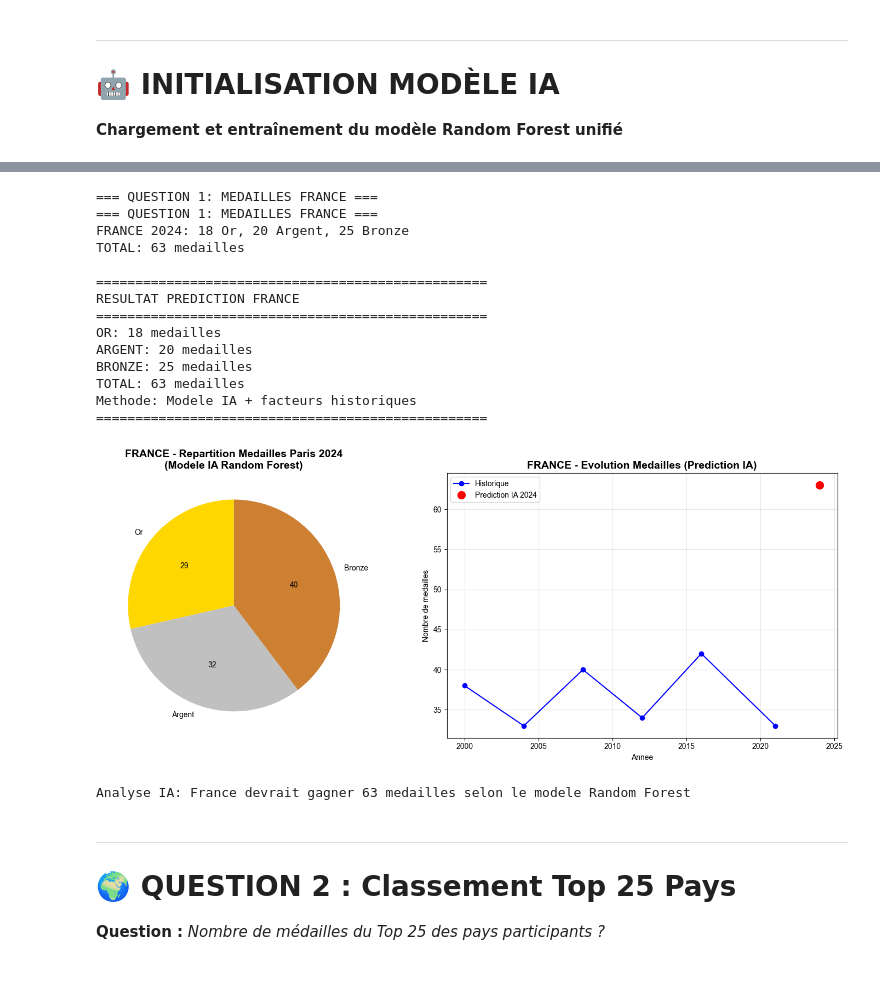
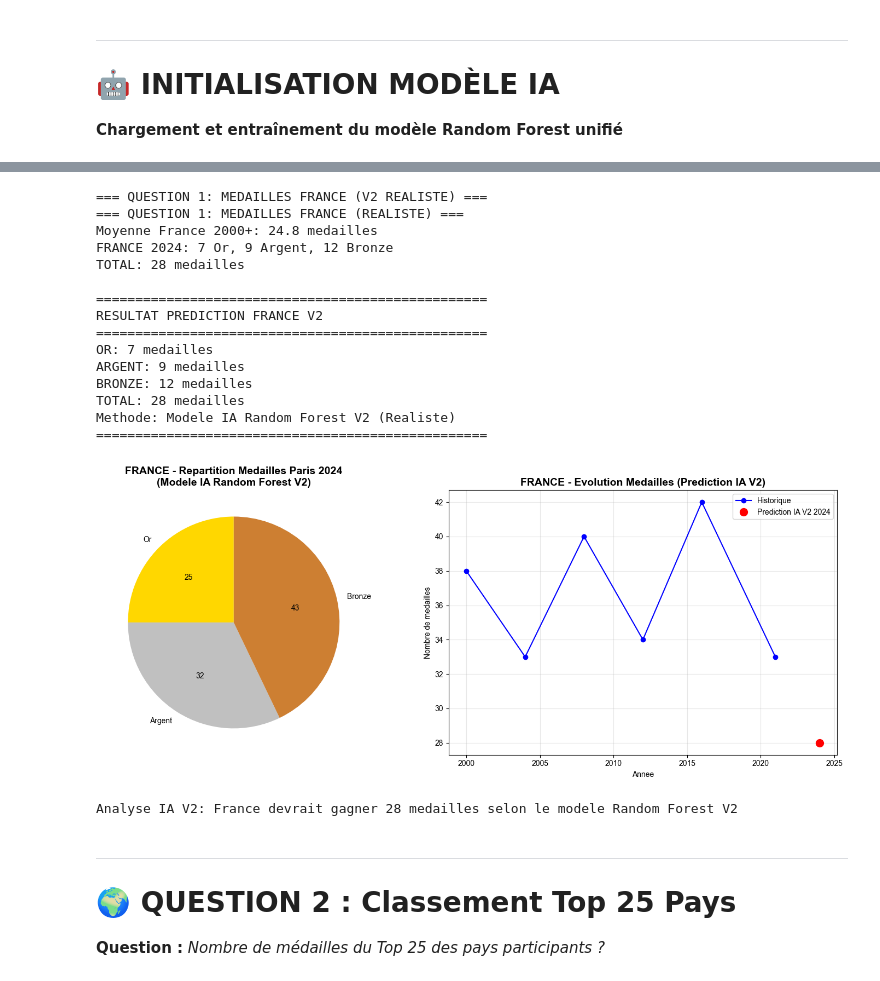
Before and after one commit to Calamia92/Neurolympics, a Jupyter notebook: notebooks/01_predictions_olympics_2024.ipynb, the cells around one changed output, grey strips where cells are left out. Drawn from its saved outputs; the diff is of its cells as text; code cells hidden in the pictures.

```diff
--- a/notebooks/01_predictions_olympics_2024.ipynb
+++ b/notebooks/01_predictions_olympics_2024.ipynb
@@ -92,24 +100,24 @@ OK - Connexion a la base de donnees reussie !
 
 **Chargement et entraînement du modèle Random Forest unifié**
 # %%
-# Initialisation et entraînement du modèle IA Random Forest
-print("Initialisation du modele IA Random Forest...")
-predictor = OlympicsAIPredictor()
+# Initialisation et entraînement du modèle IA Random Forest V2
+print("Initialisation du modele IA Random Forest V2 ROBUSTE...")
+predictor = OlympicsAIPredictorV2()
 
 # Vérifier si un modèle pré-entraîné existe
 import os
-model_path = "models/trained/random_forest_model.pkl"
+model_path = "models/trained/random_forest_model_v2.pkl"
 
 if os.path.exists(model_path):
-    print(f"Chargement du modele pre-entraine: {model_path}")
+    print(f"Chargement du modele pre-entraine V2: {model_path}")
     predictor.load_models(model_path)
-    print("Modele charge avec succes!")
+    print("Modele V2 charge avec succes!")
 else:
-    print("Aucun modele pre-entraine trouve. Entrainement en cours...")
-    accuracy, mae = predictor.train_models()
-    print(f"Entrainement termine! Precision athletes: {accuracy:.3f}, MAE pays: {mae:.2f}")
+    print("Aucun modele V2 pre-entraine trouve. Entrainement en cours...")
+    accuracy, mae = predictor.train_robust_models()
+    print(f"Entrainement V2 termine! Precision athletes: {accuracy:.3f}, MAE pays: {mae:.2f}")
 
 print("\n" + "="*50)
-print("MODELE PRET POUR LES PREDICTIONS")
+print("MODELE V2 ROBUSTE PRET POUR LES PREDICTIONS")
 print("="*50)
 # %% [output]
@@ -134,11 +140,11 @@ MODELE PRET POUR LES PREDICTIONS
 ==================================================
 # %%
-# QUESTION 1: Prédiction médailles France avec IA
-print("=== QUESTION 1: MEDAILLES FRANCE ===")
-france_results = predictor.predict_france_medals()
+# QUESTION 1: Prédiction médailles France avec IA V2 REALISTE
+print("=== QUESTION 1: MEDAILLES FRANCE (V2 REALISTE) ===")
+france_results = predictor.predict_france_medals_realistic()
 
 print("\n" + "="*50)
-print("RESULTAT PREDICTION FRANCE")
+print("RESULTAT PREDICTION FRANCE V2")
 print("="*50)
 print(f"OR: {france_results['gold']} medailles")
 print(f"ARGENT: {france_results['silver']} medailles")
@@ -148,49 +154,50 @@ print(f"Methode: {france_results['method']}")
 print("="*50)
 
 # Visualisation prédiction France
 fig, (ax1, ax2) = plt.subplots(1, 2, figsize=(15, 6))
 
 # Graphique 1: Répartition médailles
 medals = ['Or', 'Argent', 'Bronze']
 values = [france_results['gold'], france_results['silver'], france_results['bronze']]
 colors = ['#FFD700', '#C0C0C0', '#CD7F32']
 
 ax1.pie(values, labels=medals, colors=colors, autopct='%1.0f', startangle=90)
-ax1.set_title('FRANCE - Repartition Medailles Paris 2024\n(Modele IA Random Forest)', fontsize=14, fontweight='bold')
+ax1.set_title('FRANCE - Repartition Medailles Paris 2024\n(Modele IA Random Forest V2)', fontsize=14, fontweight='bold')
 
 # Graphique 2: Évolution historique simulée
 historical_years = [2000, 2004, 2008, 2012, 2016, 2021, 2024]
 historical_values = [38, 33, 40, 34, 42, 33, france_results['total']]
 
 ax2.plot(historical_years[:-1], historical_values[:-1], 'o-', color='blue', label='Historique')
-ax2.plot(2024, france_results['total'], 'o', color='red', markersize=10, label='Prediction IA 2024')
-ax2.set_title('FRANCE - Evolution Medailles (Prediction IA)', fontsize=14, fontweight='bold')
+ax2.plot(2024, france_results['total'], 'o', color='red', markersize=10, label='Prediction IA V2 2024')
+ax2.set_title('FRANCE - Evolution Medailles (Prediction IA V2)', fontsize=14, fontweight='bold')
 ax2.set_xlabel('Annee')
 ax2.set_ylabel('Nombre de medailles')
 ax2.legend()
 ax2.grid(True, alpha=0.3)
 
 plt.tight_layout()
 plt.show()
 
-print(f"Analyse IA: France devrait gagner {france_results['total']} medailles selon le modele Random Forest")
+print(f"Analyse IA V2: France devrait gagner {france_results['total']} medailles selon le modele Random Forest V2")
 # %% [output]
-=== QUESTION 1: MEDAILLES FRANCE ===
-=== QUESTION 1: MEDAILLES FRANCE ===
-FRANCE 2024: 18 Or, 20 Argent, 25 Bronze
-TOTAL: 63 medailles
+=== QUESTION 1: MEDAILLES FRANCE (V2 REALISTE) ===
+=== QUESTION 1: MEDAILLES FRANCE (REALISTE) ===
+Moyenne France 2000+: 24.8 medailles
+FRANCE 2024: 7 Or, 9 Argent, 12 Bronze
+TOTAL: 28 medailles
 
 ==================================================
-RESULTAT PREDICTION FRANCE
+RESULTAT PREDICTION FRANCE V2
 ==================================================
-OR: 18 medailles
-ARGENT: 20 medailles
-BRONZE: 25 medailles
-TOTAL: 63 medailles
-Methode: Modele IA + facteurs historiques
+OR: 7 medailles
+ARGENT: 9 medailles
+BRONZE: 12 medailles
+TOTAL: 28 medailles
+Methode: Modele IA Random Forest V2 (Realiste)
 ==================================================
-[figure, old version]
+[figure, new version]
-Analyse IA: France devrait gagner 63 medailles selon le modele Random Forest
+Analyse IA V2: France devrait gagner 28 medailles selon le modele Random Forest V2
 # %% [markdown]
 ---
 
```
Also changed, not shown: parts of 9 cells of this notebook.
